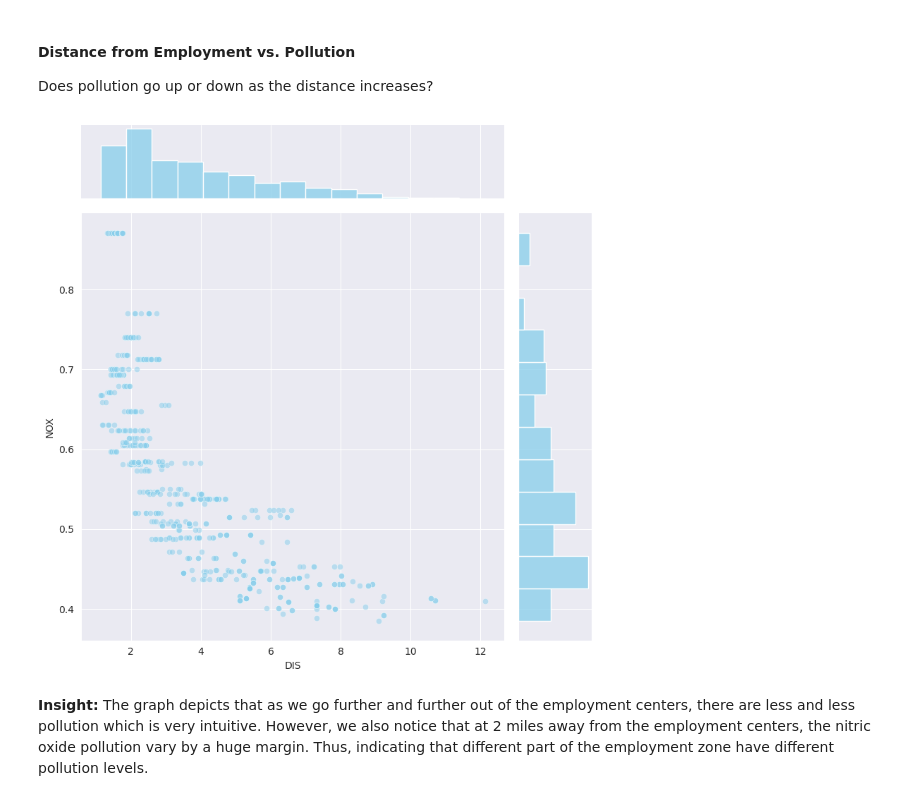
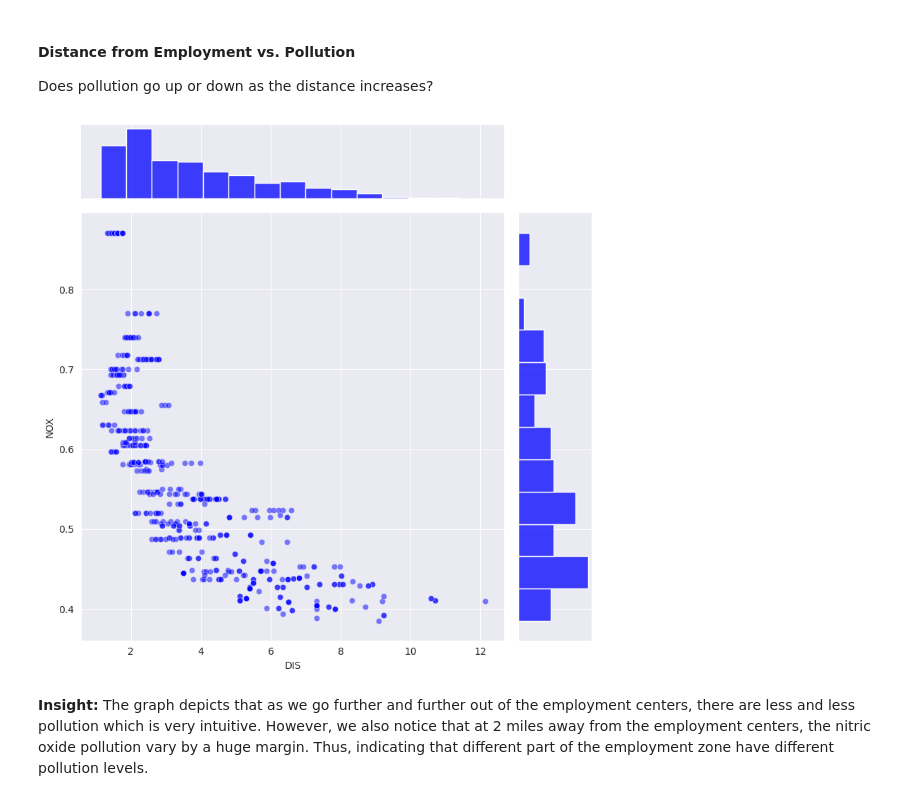
Before and after one commit to Toya-33/Data-Project-Python, a Jupyter notebook: Multivariable and Linear Regression/boston_house_price_prediction.ipynb, the cells around one changed output. Cells and saved outputs as stored; diff of their text form; code cells hidden in the pictures.

```diff
--- a/Multivariable and Linear Regression/boston_house_price_prediction.ipynb
+++ b/Multivariable and Linear Regression/boston_house_price_prediction.ipynb
@@ -268,4 +258,7 @@ plt.show()
 #### Next to the River? ⛵️
 # %% [markdown]
 <img src=https://i.imgur.com/b5UaBal.jpg height=350>
+# %%
+# Create a new dummy variable
+data["NR"] = np.where(data["CHAS"] == 1 ,"Yes", "No")
 # %%
@@ -318,16 +295,16 @@ Does pollution go up or down as the distance increases?
 # %%
 with sns.axes_style('darkgrid'):
   sns.jointplot(
       x = data['DIS'],
       y = data['NOX'],
       height = 8,
       kind = 'scatter',
-      color = 'skyblue',
+      color = 'blue',
       joint_kws = {'alpha': 0.5}
   )
 plt.show()
 # %% [output]
-[figure, old version]
+[figure, new version]
 # %% [markdown]
 **Insight:** The graph depicts that as we go further and further out of the employment centers, there are less and less pollution which is very intuitive. However, we also notice that at 2 miles away from the employment centers, the nitric oxide pollution vary by a huge margin. Thus, indicating that different part of the employment zone have different pollution levels.
 # %% [markdown]
```
Also changed, not shown: parts of 32 cells of this notebook.
